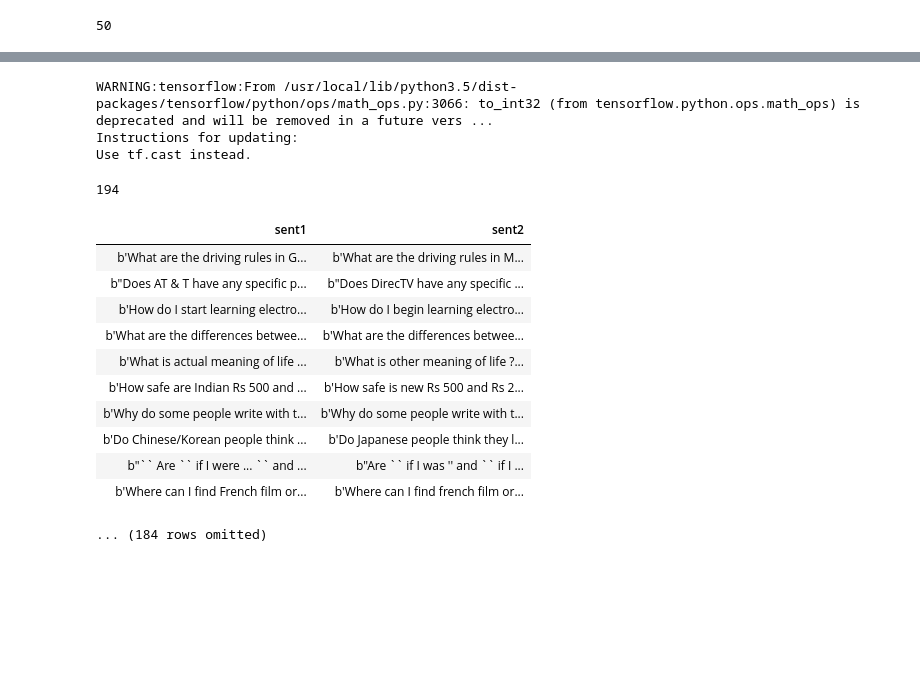
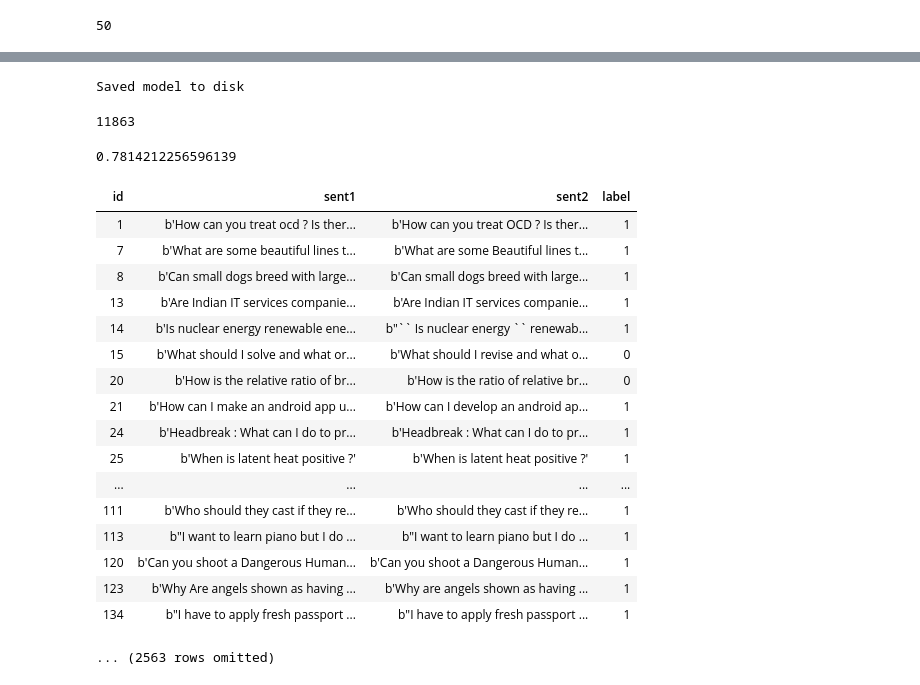
Before and after one commit to AladarMiao/Sinica, a Jupyter notebook: BiLSTM_PAWS_QQP.ipynb, the cells around one changed output, grey strips where cells are left out. Cells and saved outputs as stored; diff of their text form; code cells hidden in the pictures; blank space fills up the shorter version.

```diff
--- a/BiLSTM_PAWS_QQP.ipynb
+++ b/BiLSTM_PAWS_QQP.ipynb
@@ -360,45 +351,64 @@ Epoch 12/15
+# %%
+
+model.save("BiLSTM_PAWS_QQP.h5")        ##first attempt
+print("Saved model to disk")
+# %% [output]
+Saved model to disk
 # %%
-model = load_model('BiLSTM_PAWS_QQP.h5')
-predicts = model.predict(
-    [x1_test, x2_test])
+model = load_model("BiLSTM_PAWS_QQP.h5")
-# %% [output]
-WARNING:tensorflow:From /usr/local/lib/python3.5/dist-packages/tensorflow/python/ops/math_ops.py:3066: to_int32 (from tensorflow.python.ops.math_ops) is deprecated and will be removed in a future vers ...
-Instructions for updating:
-Use tf.cast instead.
+# %%
+
+predicts = model.predict(
+    [x1_train, x2_train])
+# %%
+print(len(predicts))
+# %% [output]
+11863
 # %%
-real1=test.sentence1
-real2=test.sentence2
-realCat=test.label
+real1=train.sentence1
+real2=train.sentence2
+realCat=train.label
 no = []
 err1 = []
 err2 = []
 wrongCat = []
 
 
-for x in range(669):
-    if (np.argmax(predicts[x])!=(test.label[x])):
+for x in range(len(predicts)):
+    if (np.argmax(predicts[x])!=(train.label[x])):
         no=np.append(no, x)
         err1=np.append(err1, real1[x])
         err2=np.append(err2, real2[x])
         wrongCat = np.append(wrongCat, realCat[x])
-print(len(wrongCat))
+print(1-(len(wrongCat)/len(predicts)))
 # %% [output]
-194
+0.7814212256596139
 # %%
 error_analysis = Table()
 
 
-error_analysis.with_column("sent1", err1, "sent2", err2,)
+error_analysis = error_analysis.with_column("id", no, "sent1", err1, "sent2", err2, "label", wrongCat)
+
+
+#false POSITIVE: swap two words
+#false negative: swap two specific nouns
+error_analysis.show(30)
 # %% [output]
-| sent1 | sent2 |
-| b'What are the driving rules in G... | b'What are the driving rules in M... |
-| b"Does AT & T have any specific p... | b"Does DirecTV have any specific ... |
-| b'How do I start learning electro... | b'How do I begin learning electro... |
-| b'What are the differences betwee... | b'What are the differences betwee... |
-| b'What is actual meaning of life ... | b'What is other meaning of life ?... |
-| b'How safe are Indian Rs 500 and ... | b'How safe is new Rs 500 and Rs 2... |
-| b'Why do some people write with t... | b'Why do some people write with t... |
-| b'Do Chinese/Korean people think ... | b'Do Japanese people think they l... |
-| b"`` Are `` if I were ... `` and ... | b"Are `` if I was '' and `` if I ... |
-| b'Where can I find French film or... | b'Where can I find french film or... |
+| id | sent1 | sent2 | label |
+| 1 | b'How can you treat ocd ? Is ther... | b'How can you treat OCD ? Is ther... | 1 |
+| 7 | b'What are some beautiful lines t... | b'What are some Beautiful lines t... | 1 |
+| 8 | b'Can small dogs breed with large... | b'Can small dogs breed with large... | 1 |
+| 13 | b'Are Indian IT services companie... | b'Are Indian IT services companie... | 1 |
+| 14 | b'Is nuclear energy renewable ene... | b"`` Is nuclear energy `` renewab... | 1 |
+| 15 | b'What should I solve and what or... | b'What should I revise and what o... | 0 |
+| 20 | b'How is the relative ratio of br... | b'How is the ratio of relative br... | 0 |
+| 21 | b'How can I make an android app u... | b'How can I develop an android ap... | 1 |
+| 24 | b'Headbreak : What can I do to pr... | b'Headbreak : What can I do to pr... | 1 |
+| 25 | b'When is latent heat positive ?' | b'When is latent heat positive ?' | 1 |
+| ... | ... | ... | ... |
+| 111 | b'Who should they cast if they re... | b'Who should they cast if they re... | 1 |
+| 113 | b"I want to learn piano but I do ... | b"I want to learn piano but I do ... | 1 |
+| 120 | b'Can you shoot a Dangerous Human... | b'Can you shoot a Dangerous Human... | 1 |
+| 123 | b'Why Are angels shown as having ... | b'Why are angels shown as having ... | 1 |
+| 134 | b"I have to apply fresh passport ... | b"I have to apply fresh passport ... | 1 |
-... (184 rows omitted)
+... (2563 rows omitted)
```
Also changed, not shown: parts of 5 cells of this notebook, 1 other file.
